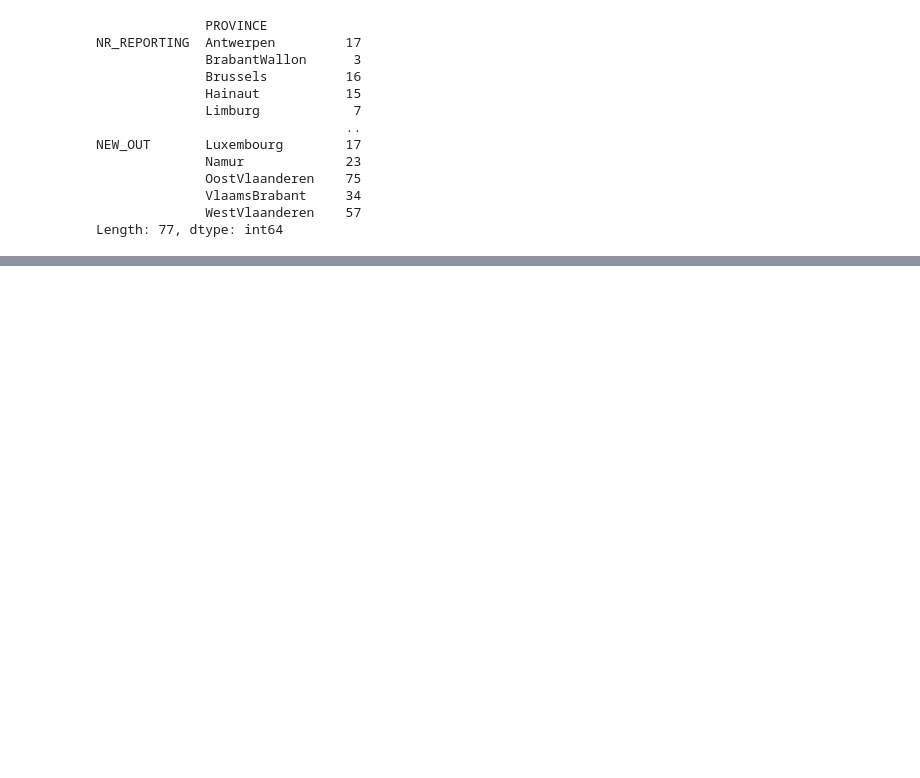
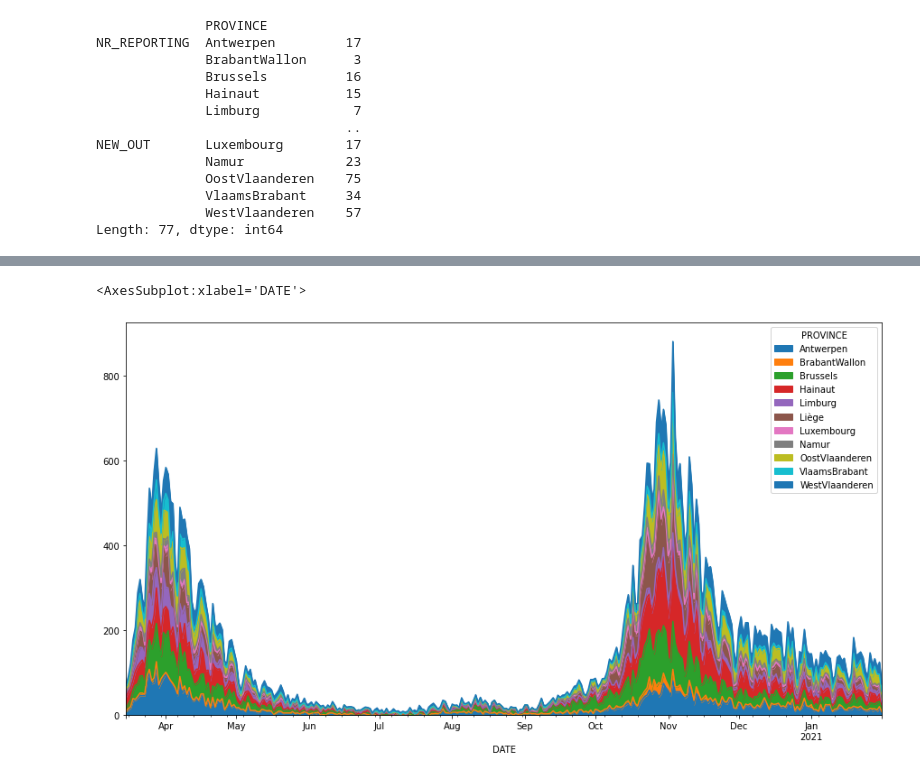
Before and after one commit to C4ptainCrunch/covid-19-plots, a Jupyter notebook: covid-belgian-hospitals.ipynb, the cells around one changed output, grey strips where cells are left out. Cells and saved outputs as stored; diff of their text form; code cells hidden in the pictures; blank space fills up the shorter version.

```diff
--- a/covid-belgian-hospitals.ipynb
+++ b/covid-belgian-hospitals.ipynb
@@ -94,0 +93,5 @@ def Weekly_net_change(ax, col):
+# %%
+df.NEW_IN.plot(kind='area', stacked=True)
+# %% [output]
+<AxesSubplot:xlabel='DATE'>
+[figure, added]
```
Also changed, not shown: parts of 5 cells of this notebook, 1 other file.
